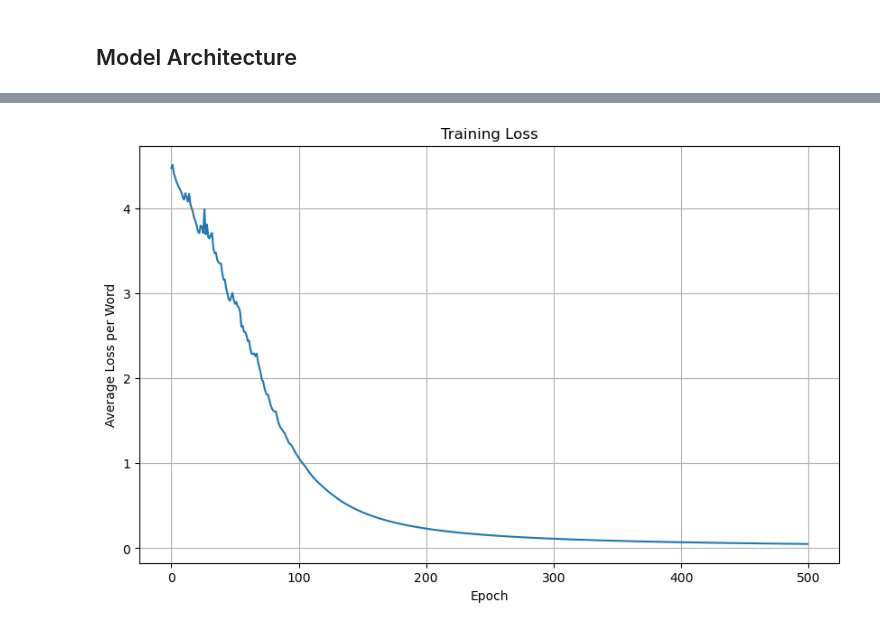
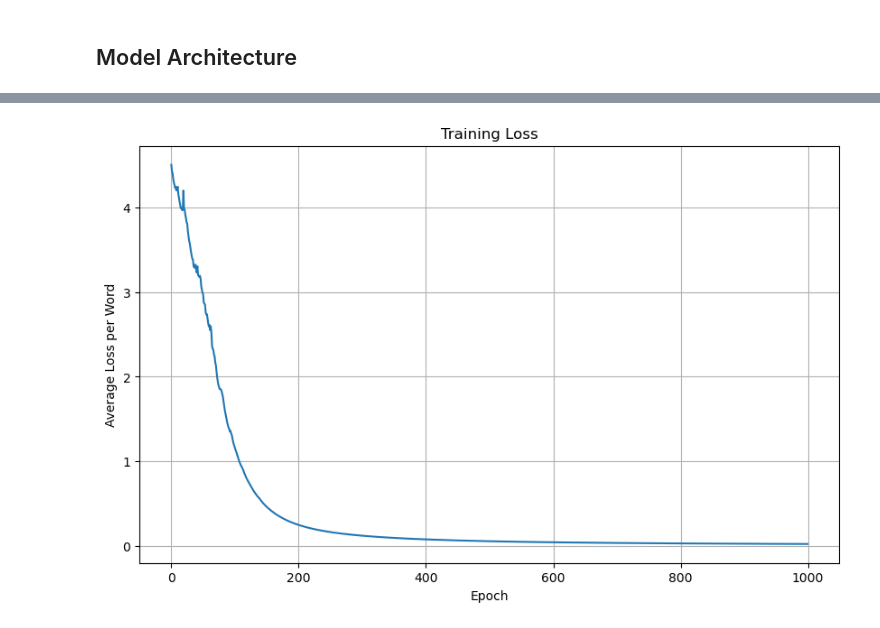
Before and after one commit to BrdH7940/NLP-From-Scratch, a Jupyter notebook: RNNs/RNN.ipynb, the cells around one changed output, grey strips where cells are left out. Saved outputs shown, nothing was run; the diff lists cells and outputs as text; code cells hidden in the pictures.

```diff
--- a/RNNs/RNN.ipynb
+++ b/RNNs/RNN.ipynb
@@ -12,69 +46,51 @@ from RNN import *
 # %% [markdown]
 ## Model Architecture
 # %%
-def main():
-    # 1. Prepare Data
-    corpus_text = """
-    Recurrent Neural Networks, or RNNs, are a type of artificial neural network designed to recognize patterns in sequences of data, such as text, genomes, handwriting, the spoken word, or numerical times series data.
-    Unlike feedforward neural networks, RNNs use their internal state (memory) to process sequences of inputs. This makes them applicable to tasks such as unsegmented, connected handwriting recognition or speech recognition.
-    The term Recurrent Neural Network is used generically to refer to two broad classes of networks with a similar general structure, where one is finite impulse and the other is infinite impulse. Both classes of networks exhibit temporal dynamic behavior. A finite impulse recurrent network is a directed acyclic graph that can be unrolled and replaced with a strictly feedforward neural network, while an infinite impulse recurrent network is a directed cyclic graph that cannot be unrolled.
-    """
+# 2. Define Model Hyperparameters
+hidden_dim = 100
+learning_rate = 0.001
+epochs = 1000
+clip_value = 5
+print_every = 50
 
-    # Prepare word-level data
-    X_one_hot_data, Y_data, word_to_ix, ix_to_word, vocab_size = prepare_word_data_onehot(
-        corpus_text,
-        vocab_threshold=1
-    )
-    if not X_one_hot_data: sys.exit("Data preparation failed.")
+# 3. Instantiate Model
+rnn_model = RNN(hidden_dim=hidden_dim, vocab_size=vocab_size)
 
-    # 2. Define Model Hyperparameters
-    hidden_dim = 100
-    learning_rate = 0.001
-    epochs = 500
-    clip_value = 5
-    print_every = 50
+# Set word mappings
+rnn_model.word_to_ix = word_to_ix
+rnn_model.ix_to_word = ix_to_word
 
-    # 3. Instantiate Model
-    rnn_model = RNN(hidden_dim=hidden_dim, vocab_size=vocab_size)
+# 4. Train Model (No data_generator needed anymore)
+loss_history = rnn_model.train(
+    X_one_hot_data,
+    Y_data,
+    lr=learning_rate,
+    epochs=epochs,
+    clip_value=clip_value,
+    print_every=print_every,
+    generated_examples=3  # Show 3 examples per reporting interval
+)
 
-    # Set word mappings
-    rnn_model.word_to_ix = word_to_ix
-    rnn_model.ix_to_word = ix_to_word
+# 5. Plot Loss (Unchanged)
+if loss_history:
+    plt.figure(figsize=(10, 6))
+    plt.plot(loss_history)
+    plt.xlabel("Epoch")
+    plt.ylabel("Average Loss per Word")
+    plt.title("Training Loss")
+    plt.grid(True)
+    plt.show()
 
-    # 4. Train Model (No data_generator needed anymore)
-    loss_history = rnn_model.train(
-        X_one_hot_data,
-        Y_data,
-        lr=learning_rate,
-        epochs=epochs,
-        clip_value=clip_value,
-        print_every=print_every,
-        generated_examples=3  # Show 3 examples per reporting interval
-    )
+# 6. Evaluate by Sampling (Using the word-specific predict method)
+print("\n--- Sampling from the trained model ---")
+seed_word = "neural"
+sample_length = 10
 
-    # 5. Plot Loss (Unchanged)
-    if loss_history:
-        plt.figure(figsize=(10, 6))
-        plt.plot(loss_history)
-        plt.xlabel("Epoch")
-        plt.ylabel("Average Loss per Word")
-        plt.title("Training Loss")
-        plt.grid(True)
-        plt.show()
+print(f"\nSampling (random choice) starting with '{seed_word}':")
+sampled_text_random = rnn_model.predict_words(seed_word, n=sample_length, sample_strategy='random')
+print(f"{sampled_text_random}")
 
-    # 6. Evaluate by Sampling (Using the word-specific predict method)
-    print("\n--- Sampling from the trained model ---")
-    seed_word = "neural"
-    sample_length = 10
-
-    print(f"\nSampling (random choice) starting with '{seed_word}':")
-    sampled_text_random = rnn_model.predict_words(seed_word, n=sample_length, sample_strategy='random')
-    print(f"{sampled_text_random}")
-
-    print(f"\nSampling (argmax choice) starting with '{seed_word}':")
-    sampled_text_argmax = rnn_model.predict_words(seed_word, n=sample_length, sample_strategy='argmax')
-    print(f"{sampled_text_argmax}")
-
-if __name__ == "__main__":
-    main()
+print(f"\nSampling (argmax choice) starting with '{seed_word}':")
+sampled_text_argmax = rnn_model.predict_words(seed_word, n=sample_length, sample_strategy='argmax')
+print(f"{sampled_text_argmax}")
 # %% [output]
@@ -96,6 +112,6 @@ Generated examples:
 
 Training Completed
-[figure, old version]
+[figure, new version]
 --- Sampling from the trained model ---
 
 Sampling (random choice) starting with 'neural':
```
Also changed, not shown: parts of 2 cells of this notebook, 2 other files.
